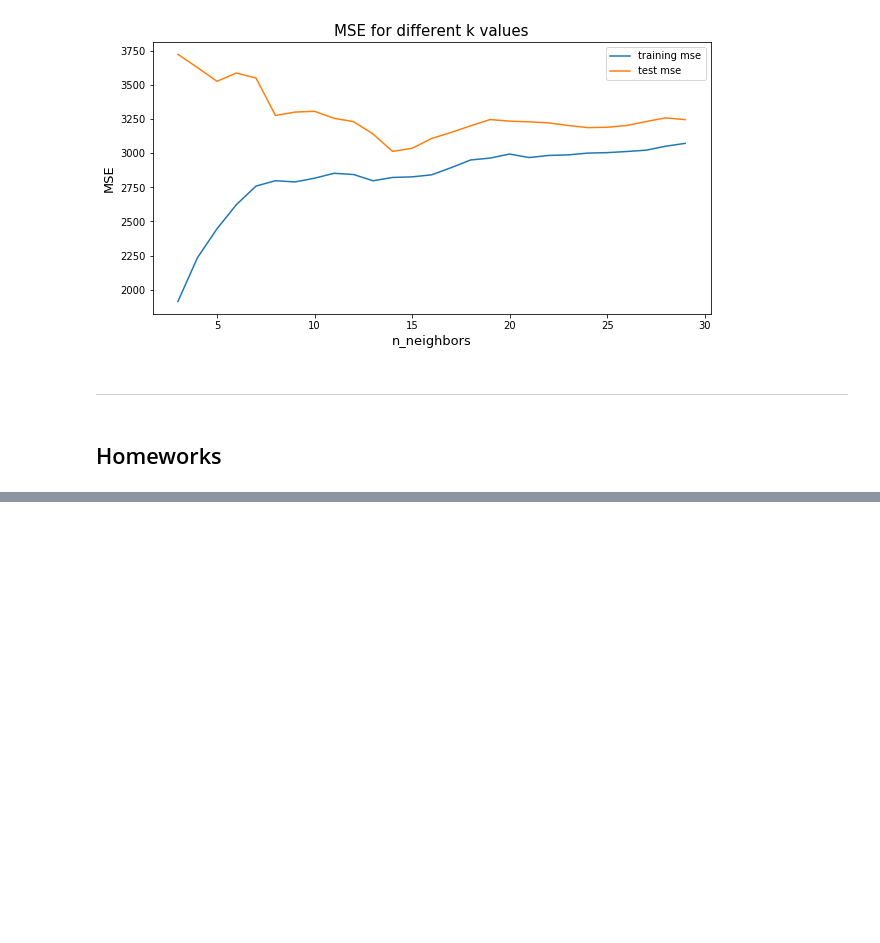
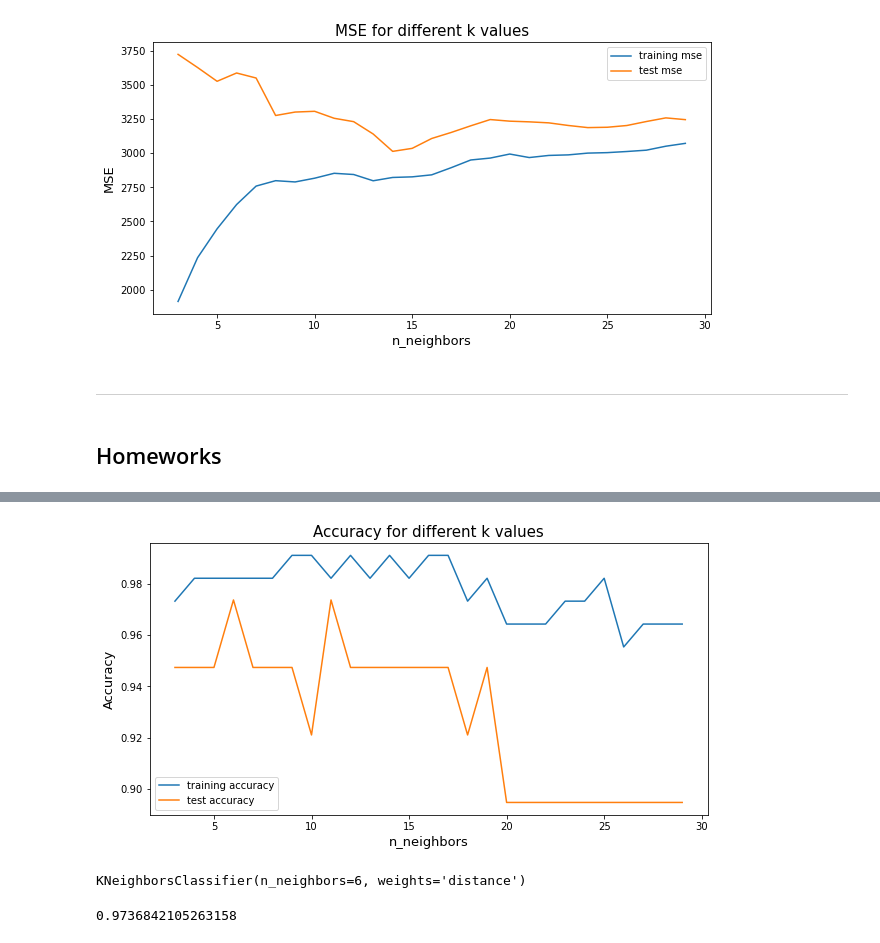
Before and after one commit to tomorrowdata/machine-learning-course-notebooks, a Jupyter notebook: solved/Hands-On 3 Supervised Live 25-11-20.ipynb, the cells around one changed output, grey strips where cells are left out. Cells and saved outputs as stored; diff of their text form; code cells hidden in the pictures; blank space fills up the shorter version.

```diff
--- a/solved/Hands-On 3 Supervised Live 25-11-20.ipynb
+++ b/solved/Hands-On 3 Supervised Live 25-11-20.ipynb
@@ -694,3 +709,16 @@ k_search_regression(diabetes_ds, range(3, 30))
+# %%
+k_search_classification(iris_ds, range(3, 30), random_state=30)
+# %% [output]
+[figure, added]
+# %%
+knnc = KNeighborsClassifier(n_neighbors=6, weights="distance")
+knnc.fit(X_train, y_train)
+# %% [output]
+KNeighborsClassifier(n_neighbors=6, weights='distance')
+# %%
+accuracy_score(y_test, knnc.predict(X_test))
+# %% [output]
+0.9736842105263158
 # %% [markdown]
 <div class="alert alert-danger" role="alert">
 
```
Also changed, not shown: parts of 43 cells of this notebook, 1 other file.
